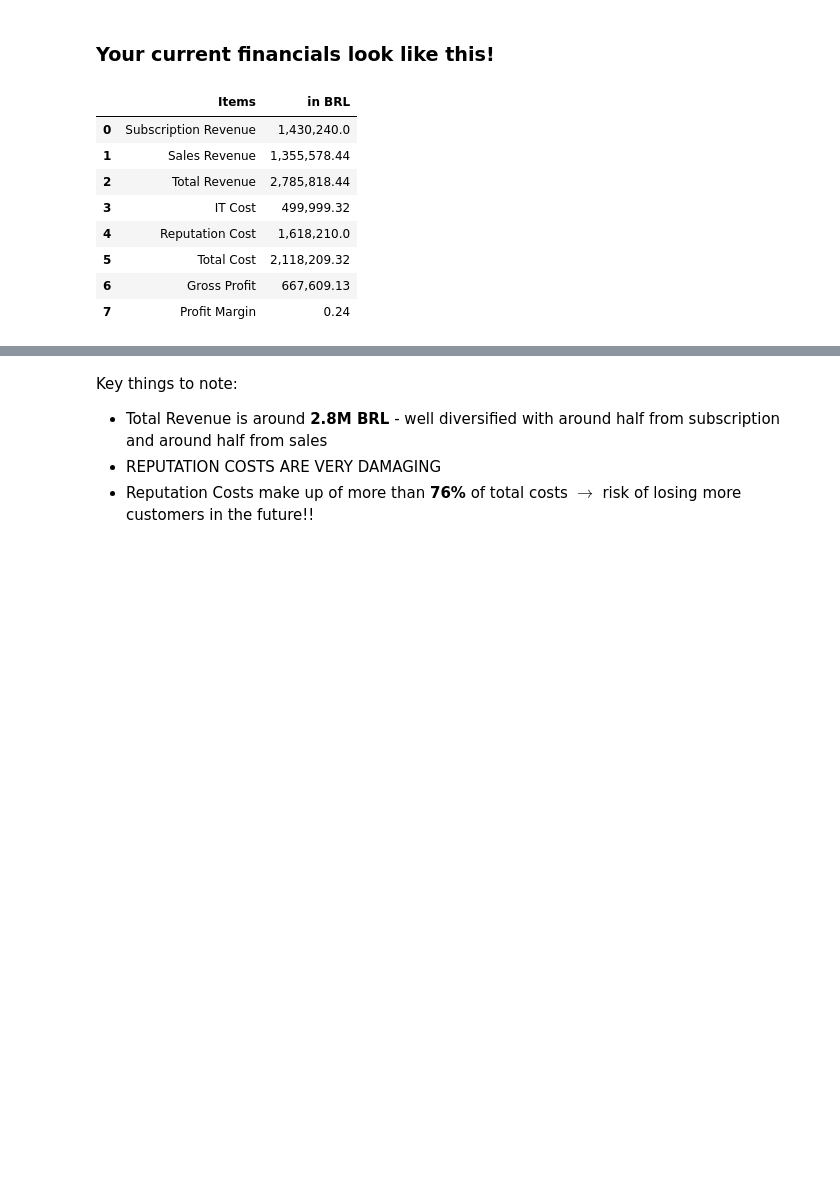
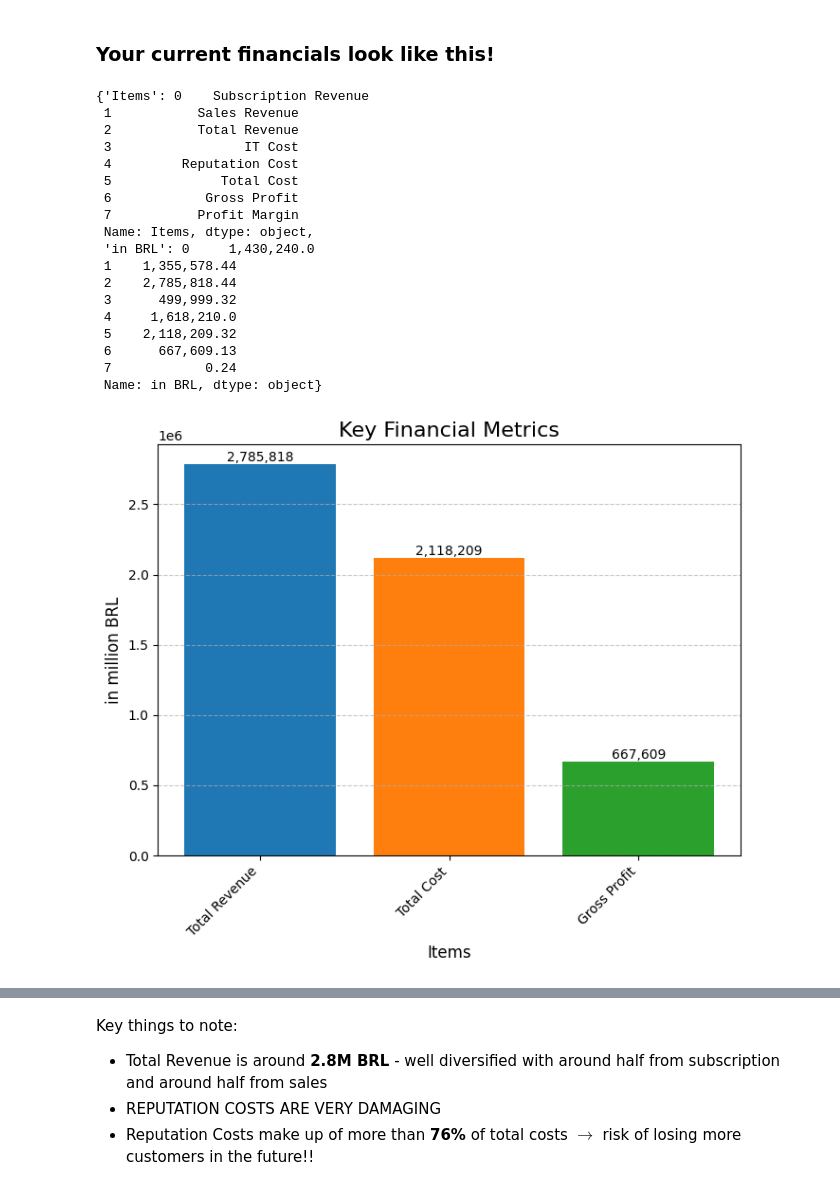
Before and after one commit to emiliasato/ecommerce-analysis, a Jupyter notebook: notebooks/olist_final_presentation.ipynb, the cells around one changed output, grey strips where cells are left out. Saved outputs shown, nothing was run; the diff lists cells and outputs as text; code cells hidden in the pictures; blank space fills up the shorter version.

```diff
--- a/notebooks/olist_final_presentation.ipynb
+++ b/notebooks/olist_final_presentation.ipynb
@@ -75,18 +61,27 @@ financials = pd.DataFrame([
 
 financials.rename(columns = {0:'Items',1:'in BRL'},inplace=True)
 financials_formatted = financials.round(2)
-financials_formatted[['in BRL']] = financials_formatted[['in BRL']].applymap(lambda x: "{:,}".format(x))
+#financials_formatted[['in BRL']] = financials_formatted[['in BRL']].applymap(lambda x: "{:,}".format(x))
 # %% [markdown]
 ### Your current financials look like this!
 # %%
-financials_formatted
+dict(financials_formatted)
 # %% [output]
-|  | Items | in BRL |
-| 0 | Subscription Revenue | 1,430,240.0 |
-| 1 | Sales Revenue | 1,355,578.44 |
-| 2 | Total Revenue | 2,785,818.44 |
-| 3 | IT Cost | 499,999.32 |
-| 4 | Reputation Cost | 1,618,210.0 |
-| 5 | Total Cost | 2,118,209.32 |
-| 6 | Gross Profit | 667,609.13 |
-| 7 | Profit Margin | 0.24 |
+{'Items': 0    Subscription Revenue
+ 1           Sales Revenue
+ 2           Total Revenue
+ 3                 IT Cost
+ 4         Reputation Cost
+ 5              Total Cost
+ 6            Gross Profit
+ 7           Profit Margin
+ Name: Items, dtype: object,
+ 'in BRL': 0     1,430,240.0
+ 1    1,355,578.44
+ 2    2,785,818.44
+ 3      499,999.32
+ 4     1,618,210.0
+ 5    2,118,209.32
+ 6      667,609.13
+ 7            0.24
+ Name: in BRL, dtype: object}
@@ -92,0 +101,23 @@ financials_formatted
+# %%
+plt.figure(figsize=(7, 6))
+items_to_plot = ['Total Revenue', 'Total Cost', 'Gross Profit']
+colors = ['#1f77b4', '#ff7f0e', '#2ca02c', '#d62728', '#9467bd']
+
+plt.bar(financials_formatted[financials_formatted['Items'].isin(items_to_plot)]['Items'],
+        financials_formatted[financials_formatted['Items'].isin(items_to_plot)]['in BRL'],
+        color=colors)
+
+plt.title('Key Financial Metrics', fontsize=16)
+plt.xlabel('Items', fontsize=12)
+plt.ylabel('in million BRL', fontsize=12)
+plt.xticks(rotation=45, ha='right')
+plt.grid(axis='y', linestyle='--', alpha=0.7)
+
+# Add value labels on top of each bar
+for i, v in enumerate(financials_formatted[financials_formatted['Items'].isin(items_to_plot)]['in BRL']):
+    plt.text(i, v, f'{v:,.0f}', ha='center', va='bottom')
+
+plt.tight_layout()
+plt.show()
+# %% [output]
+[figure, added]
```
Also changed, not shown: parts of 14 cells of this notebook, 4 other files.
